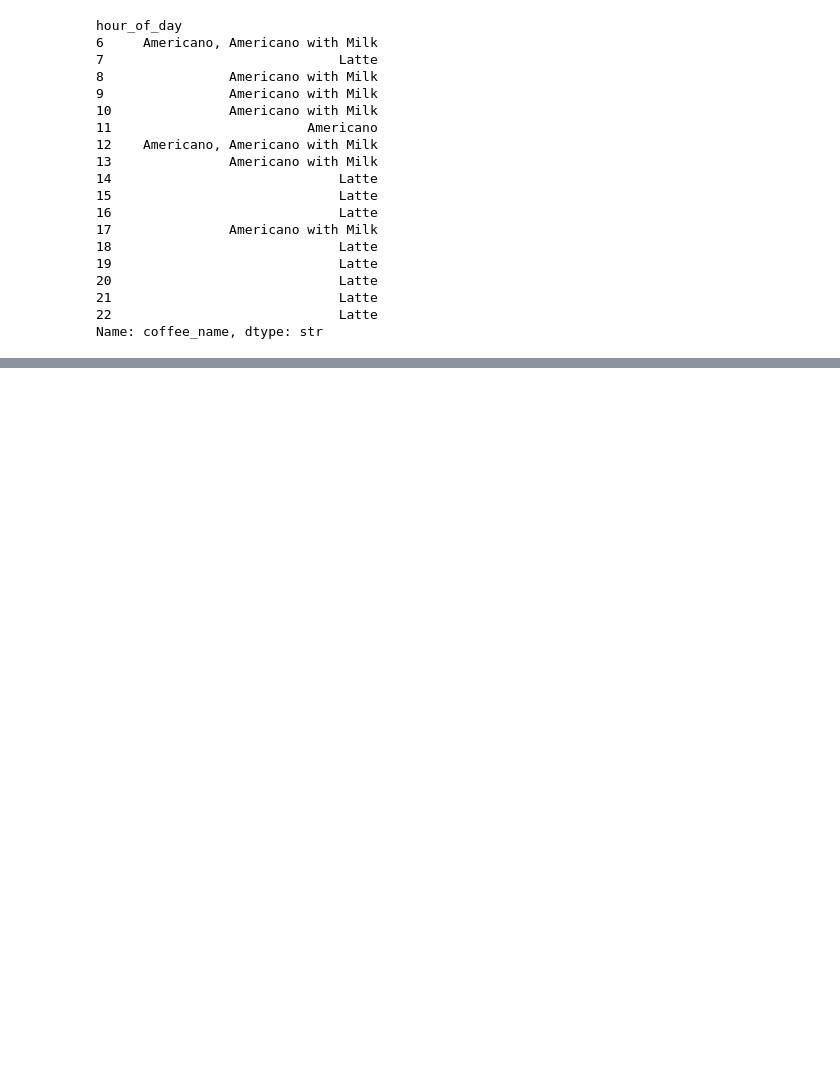
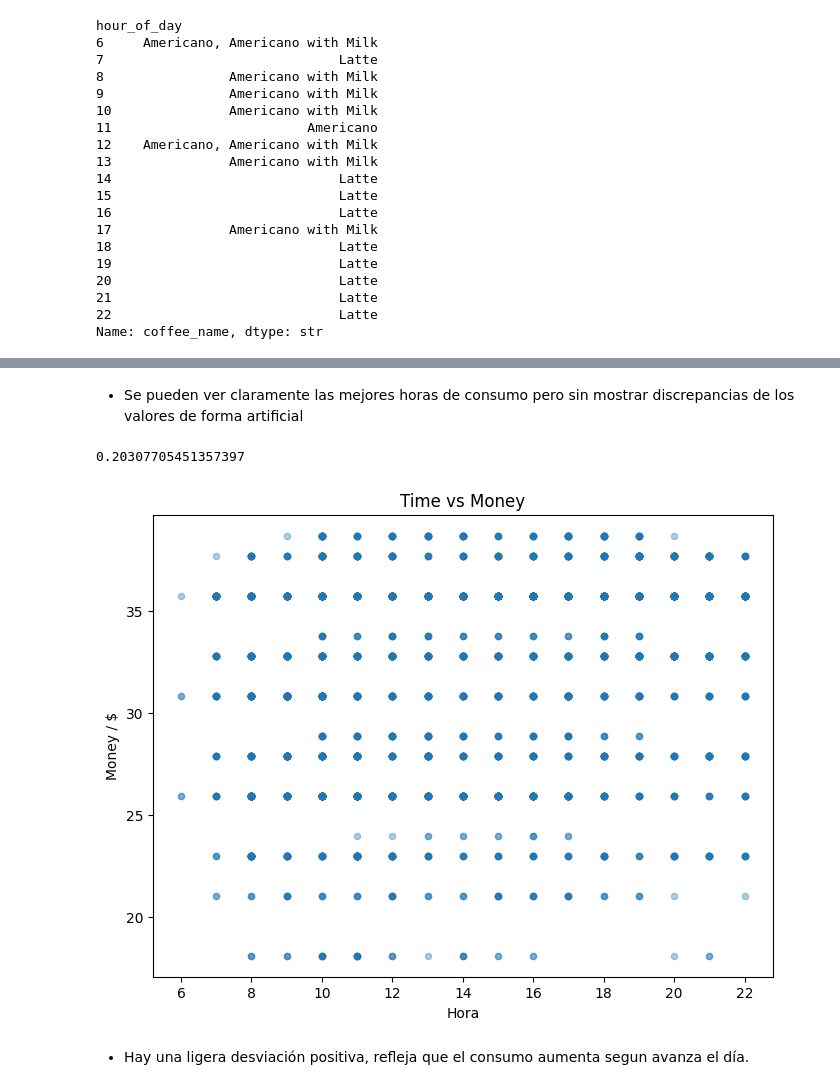
Before and after one commit to javierzmartin/Entorno_VS_JupyterLab, a Jupyter notebook: Tripleten_DS_bootcamp_Javier/Ejercicios/Coffe_sales.ipynb, the cells around one changed output, grey strips where cells are left out. Cells and saved outputs as stored; diff of their text form; code cells hidden in the pictures; blank space fills up the shorter version.

```diff
--- a/Tripleten_DS_bootcamp_Javier/Ejercicios/Coffe_sales.ipynb
+++ b/Tripleten_DS_bootcamp_Javier/Ejercicios/Coffe_sales.ipynb
@@ -392,0 +489,21 @@ Favorito para la noche : Café latte.
+# %% [markdown]
+- Se pueden ver claramente las mejores horas de consumo pero sin mostrar discrepancias de los valores de forma artificial
+# %%
+# Voy a crear una gráfica de dispersión para hour_of_day y money
+df.plot(x = 'hour_of_day',
+        y = 'money',
+        kind = 'scatter',
+        title = 'Time vs Money',
+        alpha = 0.36,
+        figsize = [8,6],
+        xlabel = 'Hora',
+        ylabel = 'Money / $')
+
+print(df['Time'].corr(df['money']))
+
+plt.show()
+# %% [output]
+0.20307705451357397
+[figure, added]
+# %% [markdown]
+- Hay una ligera desviación positiva, refleja que el consumo aumenta segun avanza el día.
```
Also changed, not shown: parts of 14 cells of this notebook, 1 other file.
